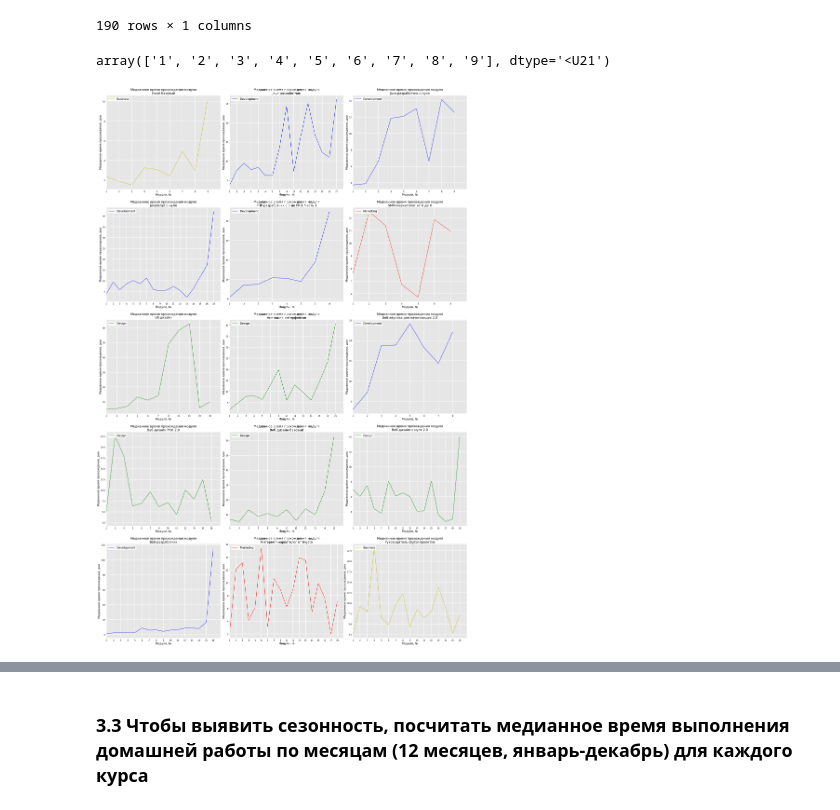
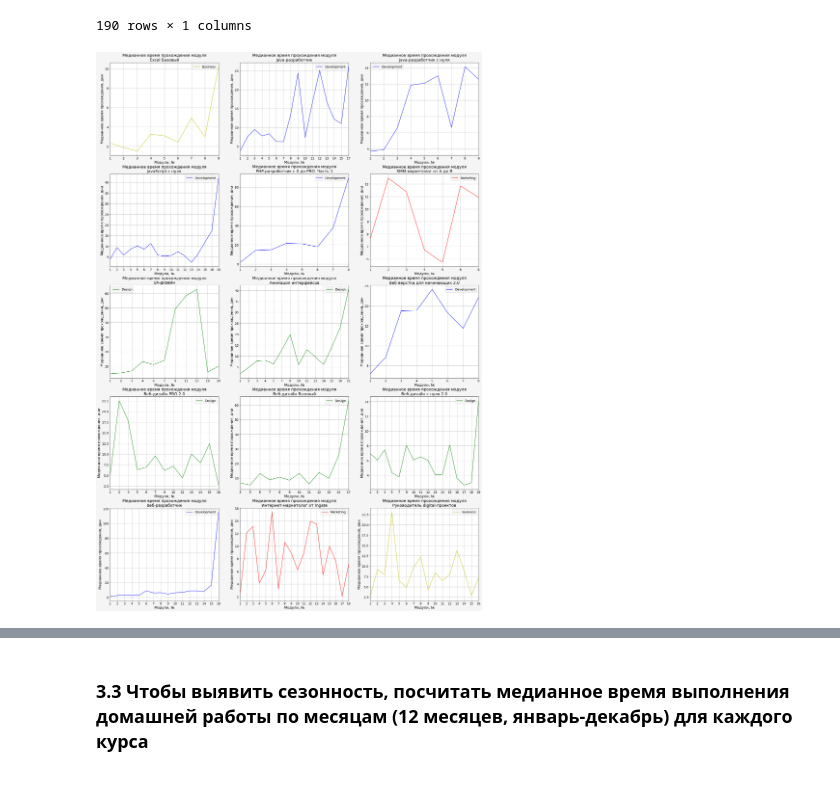
Before and after one commit to greymetall/data_science, a Jupyter notebook: Coursework#1/Coursework_analytics_1.ipynb, the cells around one changed output, grey strips where cells are left out. Saved outputs shown, nothing was run; the diff lists cells and outputs as text; code cells hidden in the pictures.

Commit message:
Coursework#1: p.3.2 upd: corrected xticks on line-graphs

```diff
--- a/Coursework#1/Coursework_analytics_1.ipynb
+++ b/Coursework#1/Coursework_analytics_1.ipynb
@@ -821,7 +805,7 @@ df_progress_all.loc['Excel Базовый']
 # %% [markdown]
 Цвет графиков содержит информацию о сфере, к которой относится курс в соответствии с [п.1.3](#1.3-Постройте-горизонтальный-(столбцы-должны-располагаться-горизонтально)-bar-chart,-отражающий-количество-студентов-на-каждом-курсе.-График-должен-иметь-заголовок.-Значения-должны-быть-отсортированы.-Цвет-столбцов-должен-содержать-информацию-о-сфере,-к-которой-относится-курс-(то-есть-нужна-легенда).-Прозрачность-должна-стоять-на-отметке-0.1.-На-график-должна-быть-нанесена-линия-медианы.-У-медианы-должен-быть-свой-цвет.-Рамки-у-графика-быть-не-должно-⭐)
 # %%
-f,ax = plt.subplots(5, 3, figsize=(30,45))
+f,ax = plt.subplots(5, 3, figsize=(30,45), facecolor='whitesmoke')
 course = iter(courses) # задаём итератор для перебора курсов
 for row in range(5):
     for column in range(3):
@@ -832,9 +816,9 @@ for row in range(5):
                  layout=(row,column),
                  fontsize=16,
                  color=field_dict[df_progress_all.loc[name].index[0][0]]) # отрисовка графиков с параметрами
-        ax[row,column].set_facecolor('.9') # фон полотен
-        for spine in ax[row,column].spines.values():
-            spine.set_visible(False) # убираем рамки
+#         ax[row,column].set_facecolor('.9') # фон полотен
+#         for spine in ax[row,column].spines.values():
+#             spine.set_visible(False) # убираем рамки
         plot.title.set_size(18)
         plot.set_xlabel('Месяцы', size=16)
         plot.set_ylabel('Количество прогрессов', size=16)
@@ -842,8 +826,8 @@ for row in range(5):
         plot.set_xticklabels(monthly_scale, rotation=75)
         plot.set_xlim(0, len(monthly_scale)-1) # лимиты по оси x
         plot.tick_params(labelsize=12)
-        plot.grid(color='white', linewidth=2)
-        plot.legend([df_progress_all.loc[name].index[0][0]], loc=2, fontsize=16)
+        plot.grid(color='.9')
+        plot.legend([df_progress_all.loc[name].index[0][0]], loc=2, fontsize=16, facecolor='whitesmoke')
 plt.tight_layout(h_pad=2.5, w_pad=0.1)
 plt.show()
 # %% [output]
@@ -1063,35 +1048,28 @@ median_progress
 |  |  | 15 | 2.84 |
 |  |  | 16 | 7.14 |
 190 rows × 1 columns
-# %%
-median_progress.loc[name].index.get_level_values(1).values.astype(str)
-# %% [output]
-array(['1', '2', '3', '4', '5', '6', '7', '8', '9'], dtype='<U21')
 # %%
-f,ax = plt.subplots(5, 3, figsize=(30,45))
+f,ax = plt.subplots(5, 3, figsize=(30,45), facecolor='whitesmoke')
 course = iter(courses) # задаём итератор для перебора курсов
 for row in range(5):
     for column in range(3):
         name = next(course) # запуск итератора
-        plot = median_progress.loc[name]\
-            .plot(title=f'Медианное время прохождения модуля\n{name}',
-                 ax=ax[row, column],
-                 layout=(row,column),
-                 fontsize=16,
-                 color=field_dict[median_progress.loc[name].index[0][0]]) # отрисовка графиков с параметрами
-        ax[row,column].set_facecolor('.9') # фон полотен
-        for spine in ax[row,column].spines.values():
-            spine.set_visible(False) # убираем рамки
-        plot.title.set_size(18)
-        plot.set_xlabel('Модули, №', size=16)
-        plot.set_ylabel('Медианное время прохождения, дни', size=16)
-        plot.set_xticks(range(median_progress.loc[name].index.get_level_values(1).size))
-        plot.set_xticklabels(median_progress.loc[name].index.get_level_values(1))
-        plot.set_xlim(0, median_progress.loc[name].index.get_level_values(1).size) # лимиты по оси x
-        plot.tick_params(labelsize=12)
-        plot.grid(color='white', linewidth=2)
-        plot.legend([median_progress.loc[name].index[0][0]], loc=2, fontsize=16)
-plt.tight_layout(h_pad=2.5, w_pad=0.1)
+        x_scale = median_progress.loc[name].index.get_level_values(1).values.astype(str)
+        y_scale = median_progress.loc[name]['median'].values
+        color = field_dict[median_progress.loc[name].index[0][0]]
+        field = median_progress.loc[name].index[0][0]
+        axes = ax[row, column]
+        axes.plot(x_scale, y_scale, label=field, color=color)
+        axes.set_title(f'Медианное время прохождения модуля\n{name}', {'fontsize':18})
+        axes.set_xlabel('Модули, №', FontSize=16)
+        axes.set_ylabel('Медианное время прохождения, дни', FontSize=16)
+        axes.set_xlim(0, len(x_scale)-1)
+        axes.tick_params(labelsize=14)
+#         for spine in ax[row,column].spines.values():
+#             spine.set_visible(False) # убираем рамки
+        axes.legend([field], loc=0, fontsize=14, facecolor='whitesmoke')
+        axes.grid()
+# plt.tight_layout(h_pad=2.5, w_pad=0.1)
 plt.show()
 # %% [output]
-[figure, old version]
+[figure, new version]
```
Also changed, not shown: parts of 10 cells of this notebook.
